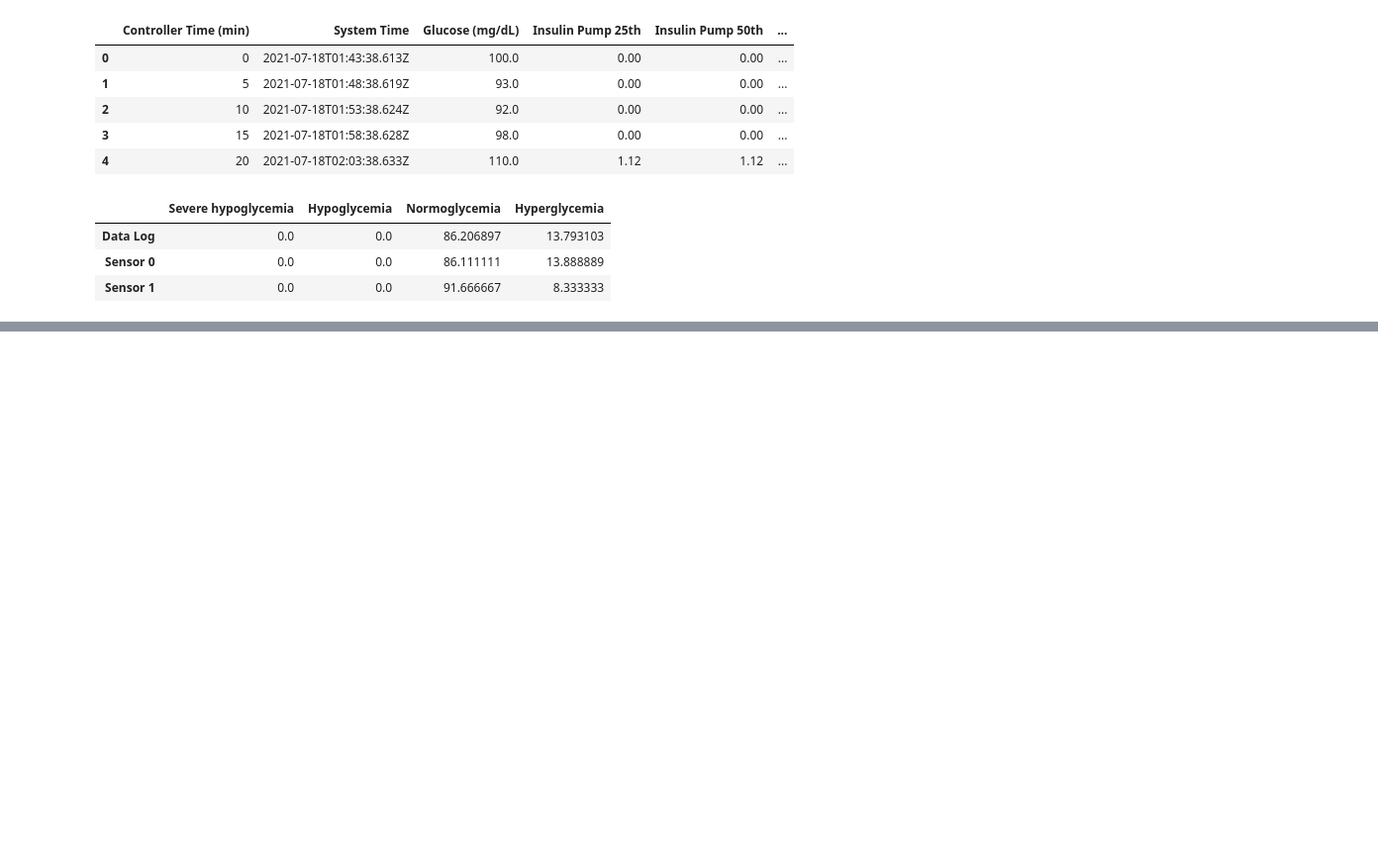
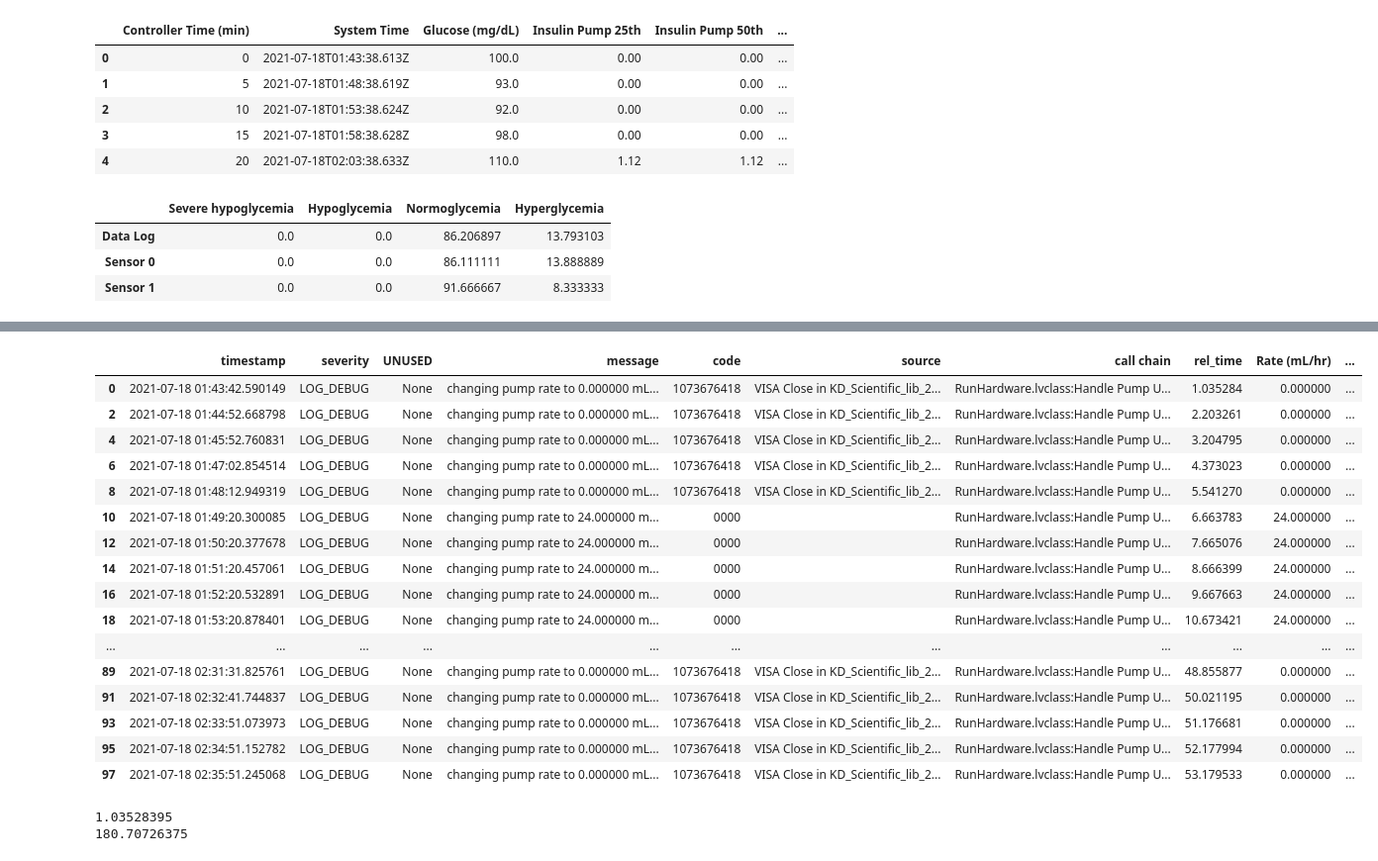
Before and after one commit to ijustlovemath/imt-dataproduct-parsers, a Jupyter notebook: manipulation.ipynb, the cells around one changed output, grey strips where cells are left out. Shown: that part at 99% size. Drawn from its saved outputs; the diff is of its cells as text; code cells hidden in the pictures; blank space fills up the shorter version.

```diff
--- a/manipulation.ipynb
+++ b/manipulation.ipynb
@@ -328,0 +343,27 @@ perc_df.head()
+# %%
+dextrose_df = get_pump_df(err_log_df, 'Dextrose')
+dextrose_df[0:50]
+# %% [output]
+|  | timestamp | severity | UNUSED | message | code | source | call chain | rel_time | Rate (mL/hr) | ... |
+| 0 | 2021-07-18 01:43:42.590149 | LOG_DEBUG | None | changing pump rate to 0.000000 mL... | 1073676418 | VISA Close in KD_Scientific_lib_2... | RunHardware.lvclass:Handle Pump U... | 1.035284 | 0.000000 | ... |
+| 2 | 2021-07-18 01:44:52.668798 | LOG_DEBUG | None | changing pump rate to 0.000000 mL... | 1073676418 | VISA Close in KD_Scientific_lib_2... | RunHardware.lvclass:Handle Pump U... | 2.203261 | 0.000000 | ... |
+| 4 | 2021-07-18 01:45:52.760831 | LOG_DEBUG | None | changing pump rate to 0.000000 mL... | 1073676418 | VISA Close in KD_Scientific_lib_2... | RunHardware.lvclass:Handle Pump U... | 3.204795 | 0.000000 | ... |
+| 6 | 2021-07-18 01:47:02.854514 | LOG_DEBUG | None | changing pump rate to 0.000000 mL... | 1073676418 | VISA Close in KD_Scientific_lib_2... | RunHardware.lvclass:Handle Pump U... | 4.373023 | 0.000000 | ... |
+| 8 | 2021-07-18 01:48:12.949319 | LOG_DEBUG | None | changing pump rate to 0.000000 mL... | 1073676418 | VISA Close in KD_Scientific_lib_2... | RunHardware.lvclass:Handle Pump U... | 5.541270 | 0.000000 | ... |
+| 10 | 2021-07-18 01:49:20.300085 | LOG_DEBUG | None | changing pump rate to 24.000000 m... | 0000 |  | RunHardware.lvclass:Handle Pump U... | 6.663783 | 24.000000 | ... |
+| 12 | 2021-07-18 01:50:20.377678 | LOG_DEBUG | None | changing pump rate to 24.000000 m... | 0000 |  | RunHardware.lvclass:Handle Pump U... | 7.665076 | 24.000000 | ... |
+| 14 | 2021-07-18 01:51:20.457061 | LOG_DEBUG | None | changing pump rate to 24.000000 m... | 0000 |  | RunHardware.lvclass:Handle Pump U... | 8.666399 | 24.000000 | ... |
+| 16 | 2021-07-18 01:52:20.532891 | LOG_DEBUG | None | changing pump rate to 24.000000 m... | 0000 |  | RunHardware.lvclass:Handle Pump U... | 9.667663 | 24.000000 | ... |
+| 18 | 2021-07-18 01:53:20.878401 | LOG_DEBUG | None | changing pump rate to 24.000000 m... | 0000 |  | RunHardware.lvclass:Handle Pump U... | 10.673421 | 24.000000 | ... |
+| ... | ... | ... | ... | ... | ... | ... | ... | ... | ... | ... |
+| 89 | 2021-07-18 02:31:31.825761 | LOG_DEBUG | None | changing pump rate to 0.000000 mL... | 1073676418 | VISA Close in KD_Scientific_lib_2... | RunHardware.lvclass:Handle Pump U... | 48.855877 | 0.000000 | ... |
+| 91 | 2021-07-18 02:32:41.744837 | LOG_DEBUG | None | changing pump rate to 0.000000 mL... | 1073676418 | VISA Close in KD_Scientific_lib_2... | RunHardware.lvclass:Handle Pump U... | 50.021195 | 0.000000 | ... |
+| 93 | 2021-07-18 02:33:51.073973 | LOG_DEBUG | None | changing pump rate to 0.000000 mL... | 1073676418 | VISA Close in KD_Scientific_lib_2... | RunHardware.lvclass:Handle Pump U... | 51.176681 | 0.000000 | ... |
+| 95 | 2021-07-18 02:34:51.152782 | LOG_DEBUG | None | changing pump rate to 0.000000 mL... | 1073676418 | VISA Close in KD_Scientific_lib_2... | RunHardware.lvclass:Handle Pump U... | 52.177994 | 0.000000 | ... |
+| 97 | 2021-07-18 02:35:51.245068 | LOG_DEBUG | None | changing pump rate to 0.000000 mL... | 1073676418 | VISA Close in KD_Scientific_lib_2... | RunHardware.lvclass:Handle Pump U... | 53.179533 | 0.000000 | ... |
+# %%
+print(dextrose_df['rel_time'].min())
+print(dextrose_df['rel_time'].max())
+# %% [output]
+1.03528395
+180.70726375
```
Also changed, not shown: parts of 11 cells of this notebook.
